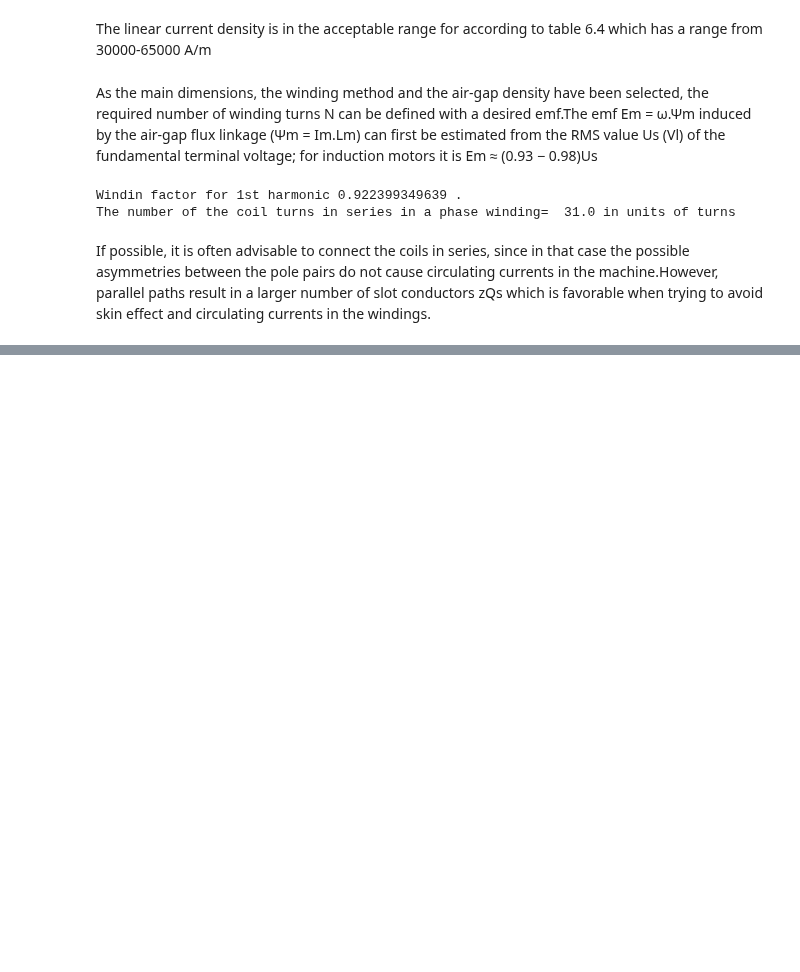
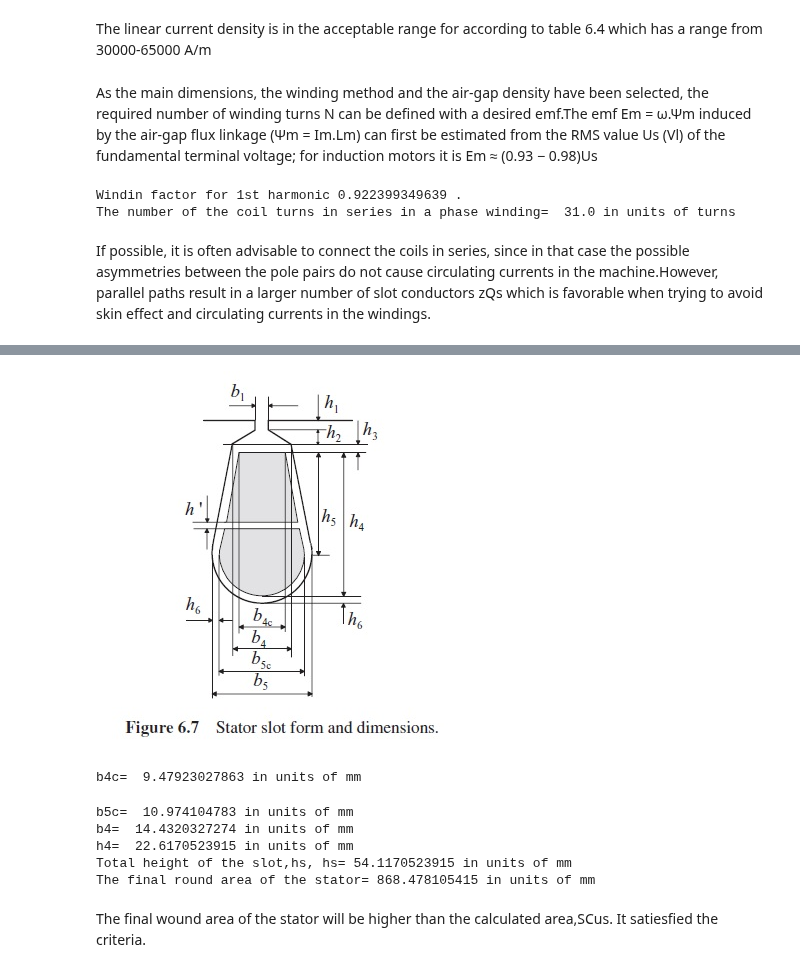
Before and after one commit to odtu/EE564, a Jupyter notebook: TRAIN/gokhangocmen/DesignOfTrainTractionMotor.ipynb, the cells around one changed output, grey strips where cells are left out. Saved outputs shown, nothing was run; the diff lists cells and outputs as text; code cells hidden in the pictures; blank space fills up the shorter version.

```diff
--- a/TRAIN/gokhangocmen/DesignOfTrainTractionMotor.ipynb
+++ b/TRAIN/gokhangocmen/DesignOfTrainTractionMotor.ipynb
@@ -309,0 +469,6 @@ to avoid skin effect and circulating currents in the windings.
+# %%
+#Now choose the stator slot dimensions, the figure shown below was chosen.
+from IPython.display import Image
+Image(filename='statorslotdim.jpg')
+# %% [output]
+[figure, added]
@@ -309,0 +485,26 @@ to avoid skin effect and circulating currents in the windings.
+# %%
+Di_mm=Di*1000;#stator inner diameter in units of mm
+b4c=(pi*(Di_mm+2*(h1+h2+h3))/Qs_4spp)-(2*h6)-bds
+print 'b4c= ',b4c,'in units of mm'
+# %% [output]
+b4c=  9.47923027863 in units of mm
+# %%
+b5c=b4c+((2*pi*h5)/(Qs_4spp));
+b4=(pi*(Di_mm+2*(h1+h2))/Qs_4spp)-bds;
+h4=h5+(b5c/2);
+print 'b5c= ',b5c,'in units of mm'
+print 'b4= ',b4,'in units of mm'
+print 'h4= ',h4,'in units of mm'
+hs=h1+h2+h3+h4+h6;#total hight of slot
+print 'Total height of the slot,hs, hs=',hs,'in units of mm'
+mean_s=(b5+b4c)/2
+As_round=hs*mean_s
+print 'The final round area of the stator=',area,'in units of mm'
+# %% [output]
+b5c=  10.974104783 in units of mm
+b4=  14.4320327274 in units of mm
+h4=  22.6170523915 in units of mm
+Total height of the slot,hs, hs= 54.1170523915 in units of mm
+The final round area of the stator= 868.478105415 in units of mm
+# %% [markdown]
+The final wound area of the stator will be higher than the calculated area,SCus. It satiesfied the criteria.
```
Also changed, not shown: parts of 29 cells of this notebook.
